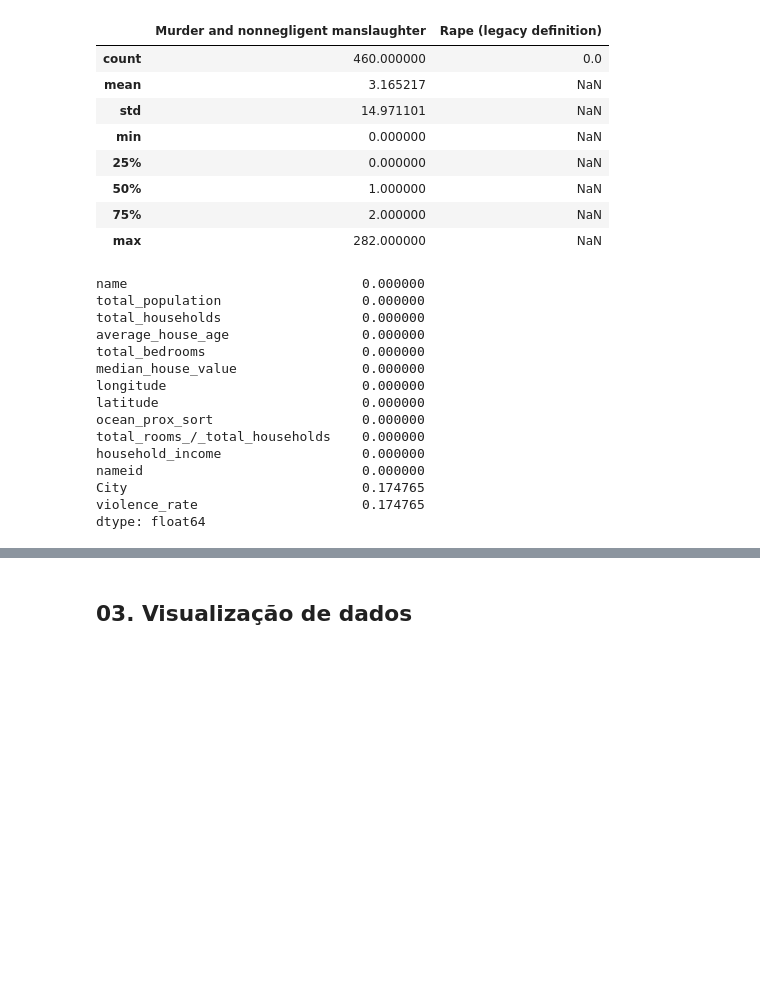
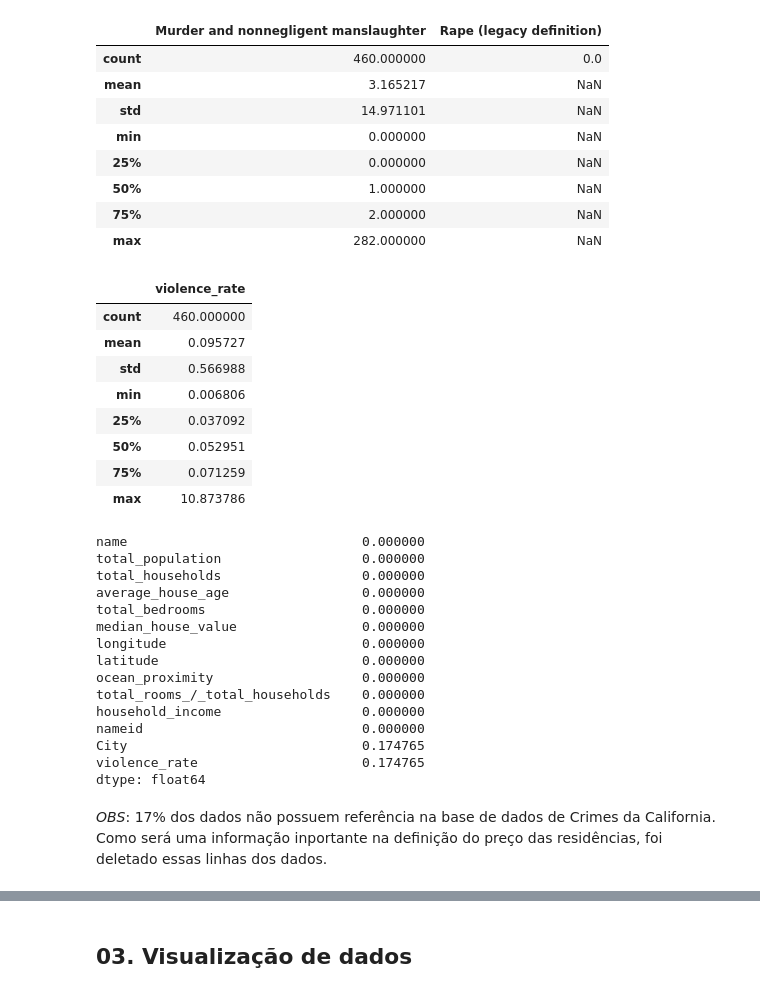
Before and after one commit to christhiangoncalves/Calculo_de_Preco_Casas_California, a Jupyter notebook: California_house_Price.ipynb, the cells around one changed output, grey strips where cells are left out. Cells and saved outputs as stored; diff of their text form; code cells hidden in the pictures; blank space fills up the shorter version.

```diff
--- a/California_house_Price.ipynb
+++ b/California_house_Price.ipynb
@@ -332,22 +329,36 @@ dtype: float64
 #Realizado o tratamento das colunas do nome da cidade para realizar o merge de forma correta
 df_house['nameid'] = df_house['name'].str.replace(' County', '')
 # %%
+#retirando a virgula que separa a casa de milhar dos dados
 df_crime = df_crime.replace(',', '', regex=True)
 
+#retirando o valor 3 do final do nome de algumas cidades
 df_crime['City'] = df_crime['City'].str.replace('3', '')
 
+#Transformando valores string em inteiros
 df_crime[['Population','Violent crime','Murder and nonnegligent manslaughter','Rape (revised definition)','Robbery','Aggravated assault','Property crime','Burglary','Larceny-theft','Motor vehicle theft','Arson']] = df_crime[['Population','Violent crime','Murder and nonnegligent manslaughter','Rape (revised definition)','Robbery','Aggravated assault','Property crime','Burglary','Larceny-theft','Motor vehicle theft','Arson']].astype(int)
-df_crime['Rape (legacy definition)']
 
+#calculando o indice de violencia das cidades
 df_crime['violence_rate'] = (df_crime['Violent crime'] + df_crime['Murder and nonnegligent manslaughter'] + df_crime['Rape (revised definition)'] +
                              df_crime['Robbery'] + df_crime['Aggravated assault'] + df_crime['Property crime'] + df_crime['Burglary'] +
                              df_crime['Larceny-theft'] + df_crime['Motor vehicle theft'] + df_crime['Arson'])/df_crime['Population']
 
+#reduzindo o dataframe a duas colunas que serão utilizadas no merge
 df_crime_select = df_crime[["City",'violence_rate']]
+df_crime_select.describe()
+# %% [output]
+|  | violence_rate |
+| count | 460.000000 |
+| mean | 0.095727 |
+| std | 0.566988 |
+| min | 0.006806 |
+| 25% | 0.037092 |
+| 50% | 0.052951 |
+| 75% | 0.071259 |
+| max | 10.873786 |
 # %%
 #Realizando o merge dos dataframes
 df_merged_h_c = pd.merge(df_house, df_crime_select, left_on='nameid',right_on='City', how='left')
-df_merged_h_c
 df_merged_h_c.isna().mean()
 
 #df = df_merged_h_c[df_merged_h_c.isnull().any(axis=1)]
@@ -361,13 +372,15 @@ total_bedrooms                    0.000000
 median_house_value                0.000000
 longitude                         0.000000
 latitude                          0.000000
-ocean_prox_sort                   0.000000
+ocean_proximity                   0.000000
 total_rooms_/_total_households    0.000000
 household_income                  0.000000
 nameid                            0.000000
 City                              0.174765
 violence_rate                     0.174765
 dtype: float64
+# %% [markdown]
+*OBS*: 17% dos dados não possuem referência na base de dados de Crimes da California. Como será uma informação inportante na definição do preço das residências, foi deletado essas linhas dos dados.
 # %%
 #Excluindo valores nulos
 df_merged_h_c = df_merged_h_c.dropna()
```
Also changed, not shown: parts of 17 cells of this notebook.
